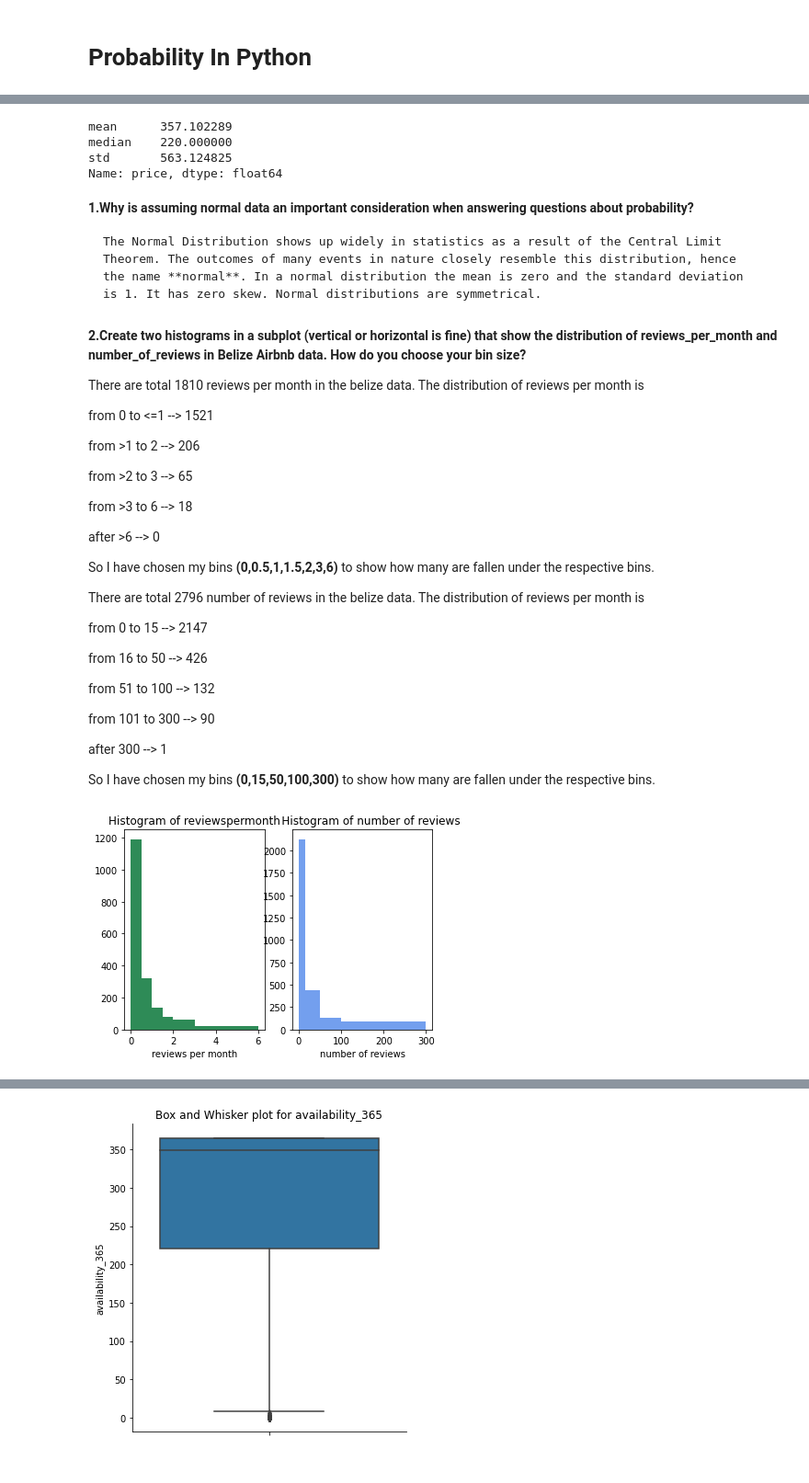
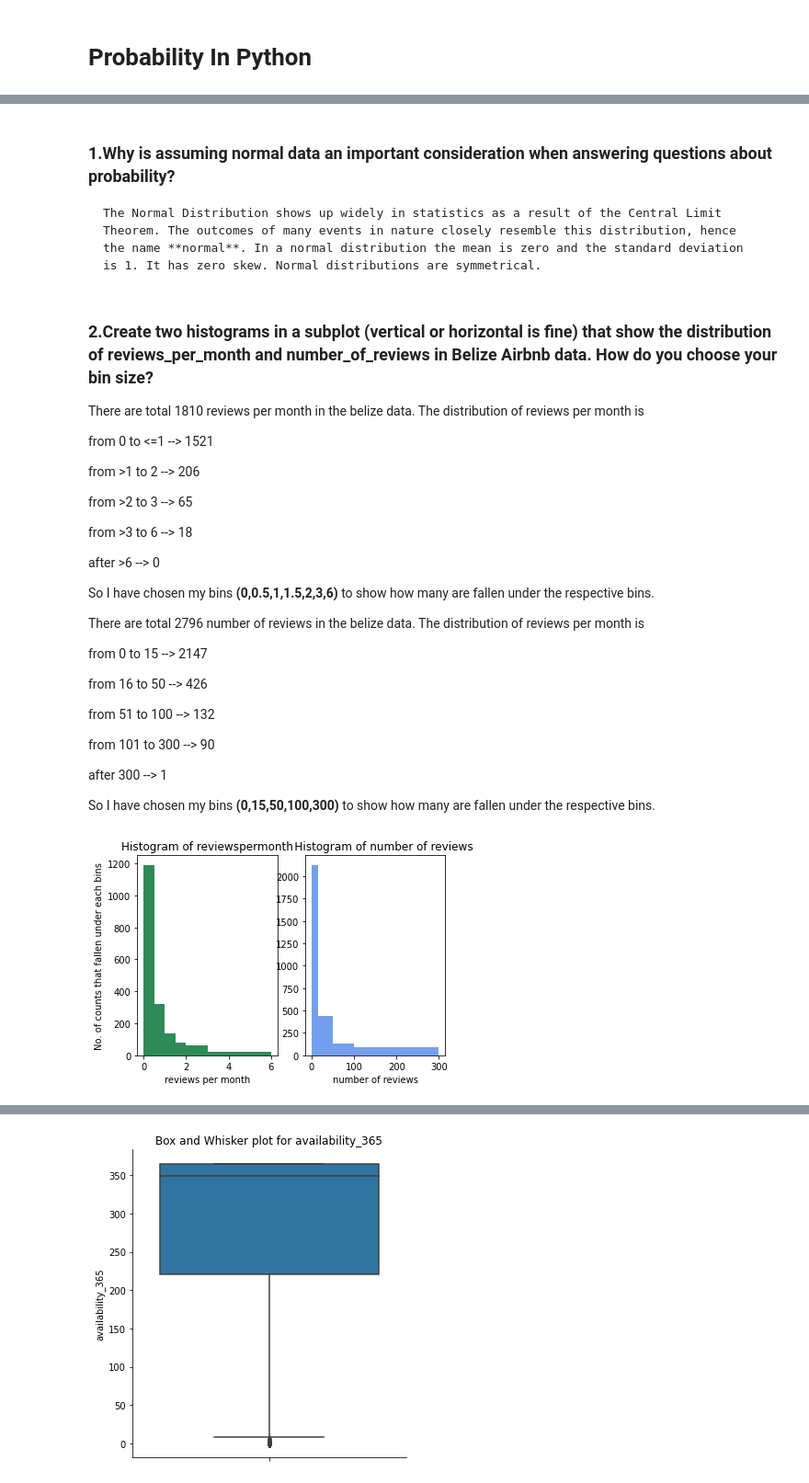
Before and after one commit to mangaioct6/Week9Probability, a Jupyter notebook: Probability_in_Python.ipynb, the cells around one changed output, grey strips where cells are left out. Shown at 92% size. Saved outputs shown, nothing was run; the diff lists cells and outputs as text; code cells hidden in the pictures.

```diff
--- a/Probability_in_Python.ipynb
+++ b/Probability_in_Python.ipynb
@@ -90,17 +20,9 @@ dtype: int64
-# %%
-belize_df['price'].agg(['mean','median','std'])
-# %% [output]
-mean      357.102289
-median    220.000000
-std       563.124825
-Name: price, dtype: float64
 # %% [markdown]
-**1.Why is assuming normal data an important consideration when answering questions about probability?**
+### **1.Why is assuming normal data an important consideration when answering questions about probability?**
 
     The Normal Distribution shows up widely in statistics as a result of the Central Limit Theorem. The outcomes of many events in nature closely resemble this distribution, hence the name **normal**. In a normal distribution the mean is zero and the standard deviation is 1. It has zero skew. Normal distributions are symmetrical.
 # %% [markdown]
-**2.Create two histograms in a subplot (vertical or horizontal is fine) that show the distribution of reviews_per_month
-and number_of_reviews in Belize Airbnb data. How do you choose your bin size?**
+### **2.Create two histograms in a subplot (vertical or horizontal is fine) that show the distribution of reviews_per_month and number_of_reviews in Belize Airbnb data. How do you choose your bin size?**
 
 There are total 1810 reviews per month in the belize data. The distribution of reviews per month is
 
@@ -131,18 +53,17 @@ There are total 2796 number of reviews in the belize data. The distribution of r
 
 So I have chosen my bins **(0,15,50,100,300)** to show how many are fallen under the respective bins.
 # %%
-#2.Create two histograms in a subplot (vertical or horizontal is fine) that show the distribution of reviews_per_month
-# and number_of_reviews in Belize Airbnb data. How do you choose your bin size?
-fig,ax = plt.subplots(1,2)
+fig,ax = plt.subplots(1)
 
 ax[0].hist(belize_df['reviews_per_month'], bins =[0,0.5,1,1.5,2,3,6], color = 'seagreen')
 ax[0].set_xlabel('reviews per month')
 ax[0].set_title("Histogram of reviewspermonth")
+ax[0].set_ylabel('No. of counts that fallen under each bins')
 
 ax[1].hist(belize_df['number_of_reviews'], bins =[0,15,50,100,300] ,color='cornflowerblue', alpha=0.9)
 ax[1].set_xlabel('number of reviews')
 ax[1].set_title("     Histogram of number of reviews")
 
 plt.show()
 # %% [output]
-[figure, old version]
+[figure, new version]
```
Also changed, not shown: parts of 39 cells of this notebook.
